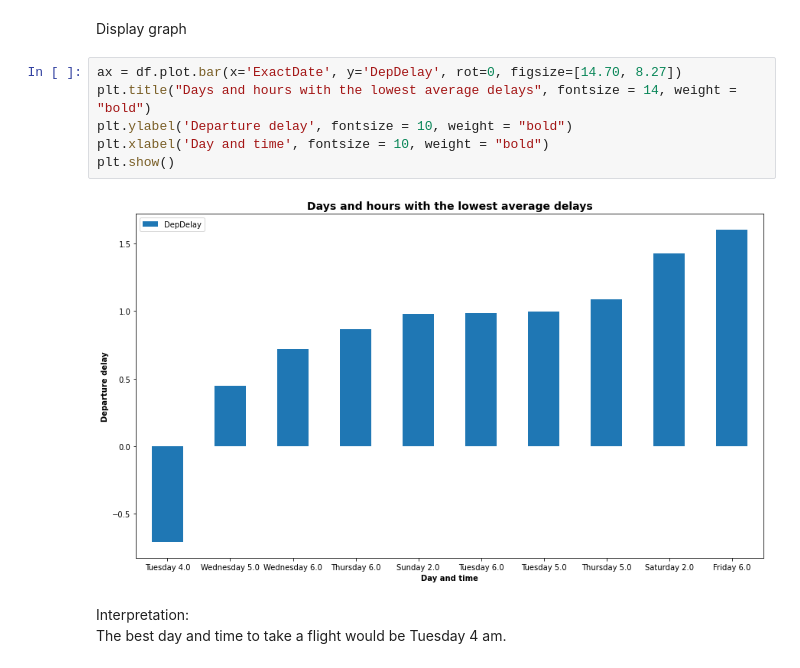
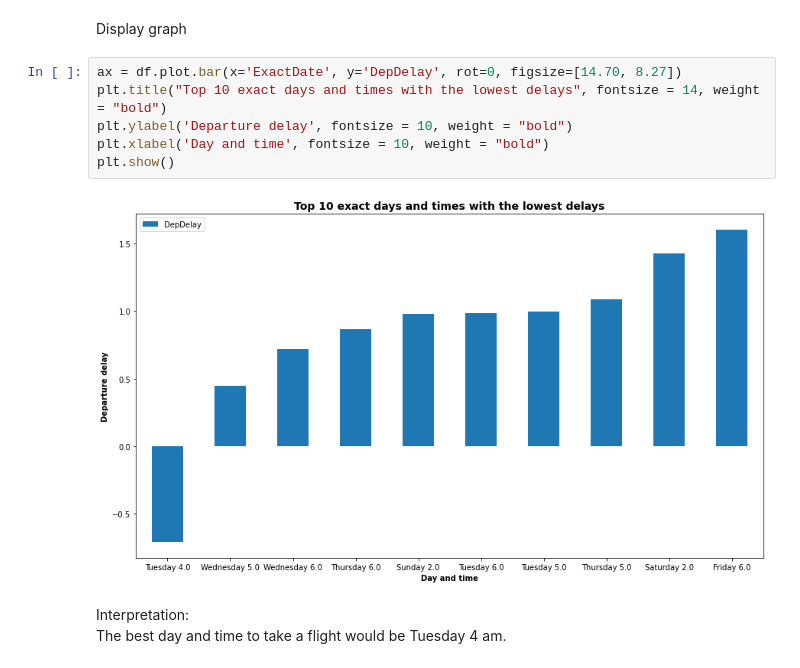
Before and after one commit to antonikarp/data-science-challenge, a Jupyter notebook: jakub_solution_3.ipynb, the cells around one changed output. Drawn from its saved outputs; the diff is of its cells as text.

Commit message:
Fixed plots naming

```diff
--- a/jakub_solution_3.ipynb
+++ b/jakub_solution_3.ipynb
@@ -105,12 +105,12 @@ df
 Display graph
 # %%
 ax = df.plot.bar(x='ExactDate', y='DepDelay', rot=0, figsize=[14.70, 8.27])
-plt.title("Days and hours with the lowest average delays", fontsize = 14, weight = "bold")
+plt.title("Top 10 exact days and times with the lowest delays", fontsize = 14, weight = "bold")
 plt.ylabel('Departure delay', fontsize = 10, weight = "bold")
 plt.xlabel('Day and time', fontsize = 10, weight = "bold")
 plt.show()
 # %% [output]
-[figure, old version]
+[figure, new version]
 # %% [markdown]
 Interpretation:<br>
 The best day and time to take a flight would be Tuesday 4 am.<br>
```
